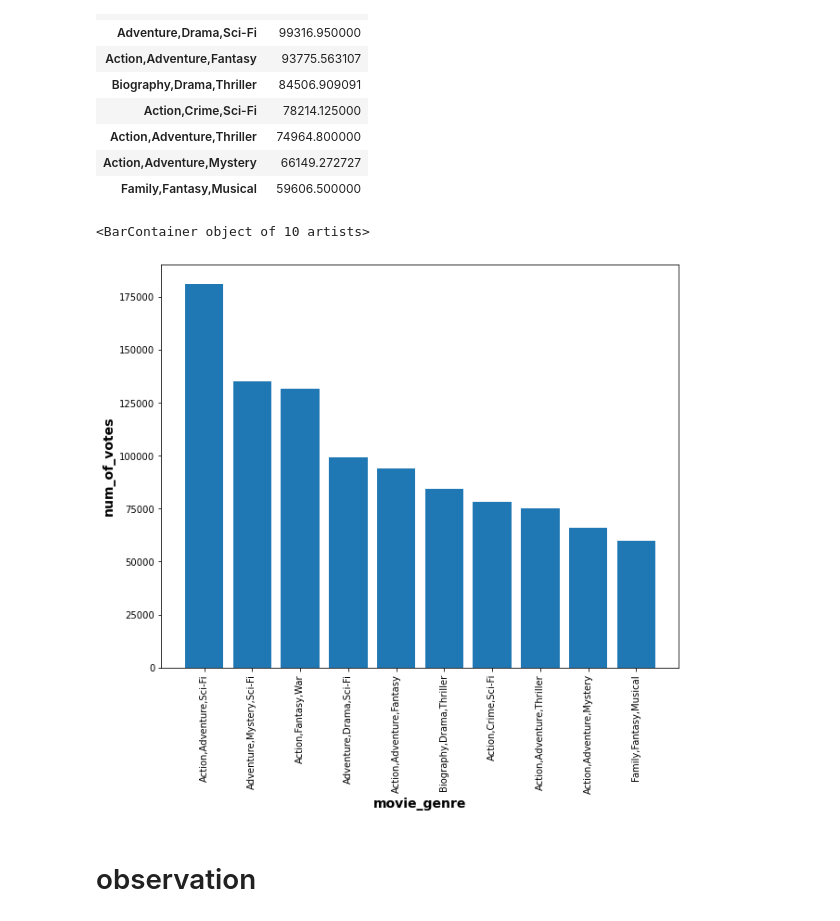
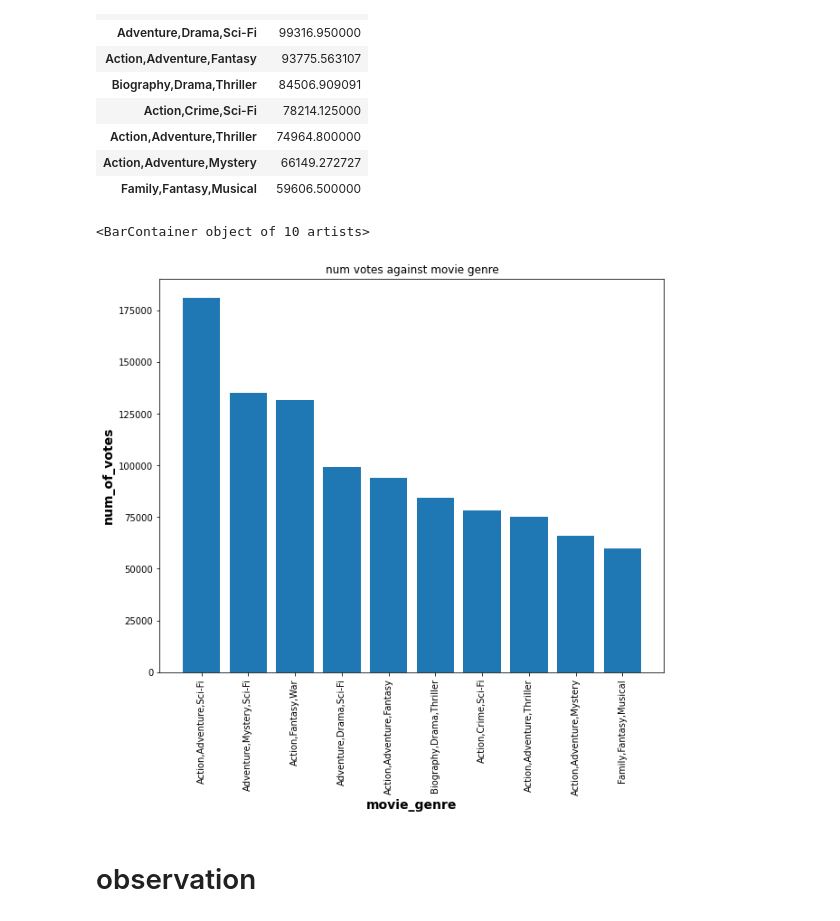
Before and after one commit to Grace-01-cell/dsc-phase-1-project-v2-4, a Jupyter notebook: student.ipynb, the cells around one changed output. Cells and saved outputs as stored; diff of their text form; code cells hidden in the pictures.

```diff
--- a/student.ipynb
+++ b/student.ipynb
@@ -553,15 +540,17 @@ genres_sorted_mean
 | Action,Adventure,Mystery | 66149.272727 |
 | Family,Fantasy,Musical | 59606.500000 |
 # %%
+#ploting a bar graph of number of votes against movie genre
 plt.figure(figsize=(10, 8))
 plt.xticks(rotation=90, fontsize=10)
 y = genres_sorted_mean["numvotes"]
+plt.title("num votes against movie genre")
 plt.xlabel("movie_genre", fontsize=14, fontweight='bold')
 plt.ylabel("num_of_votes", fontsize =14, fontweight= 'bold')
 plt.bar(y.index,y.values)
 # %% [output]
 <BarContainer object of 10 artists>
-[figure, old version]
+[figure, new version]
 # %% [markdown]
 # observation
 # %% [markdown]
```
Also changed, not shown: parts of 49 cells of this notebook.
